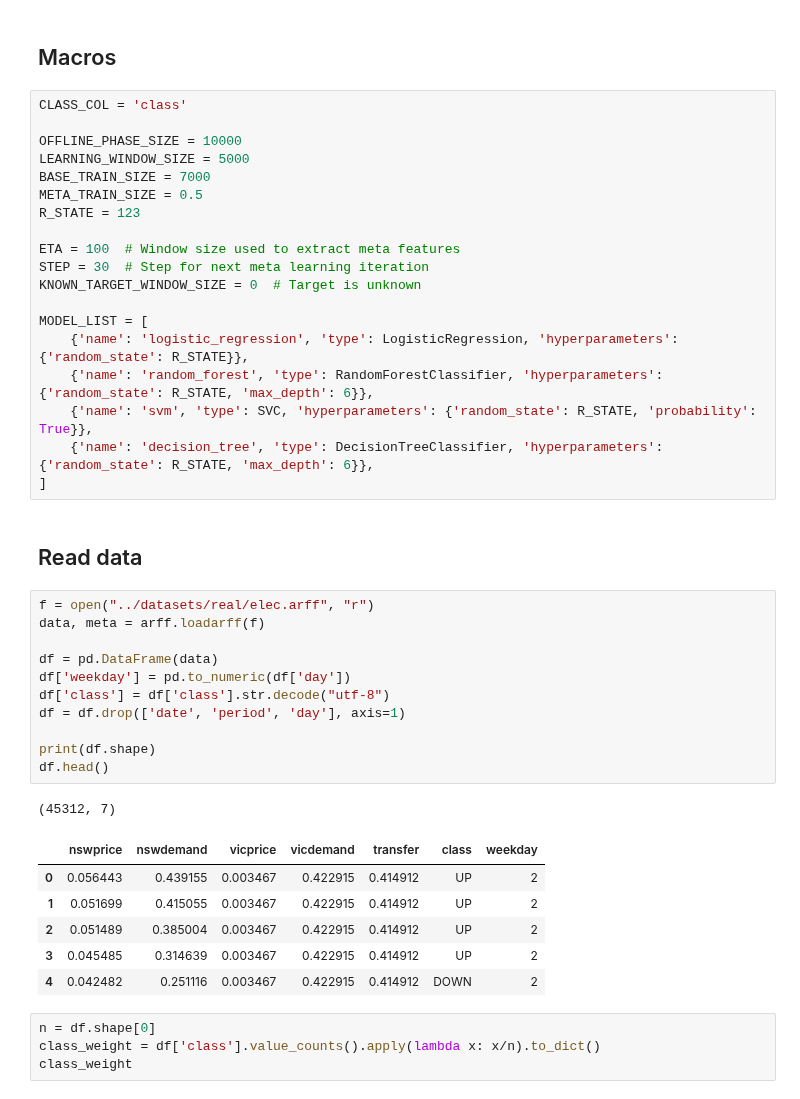
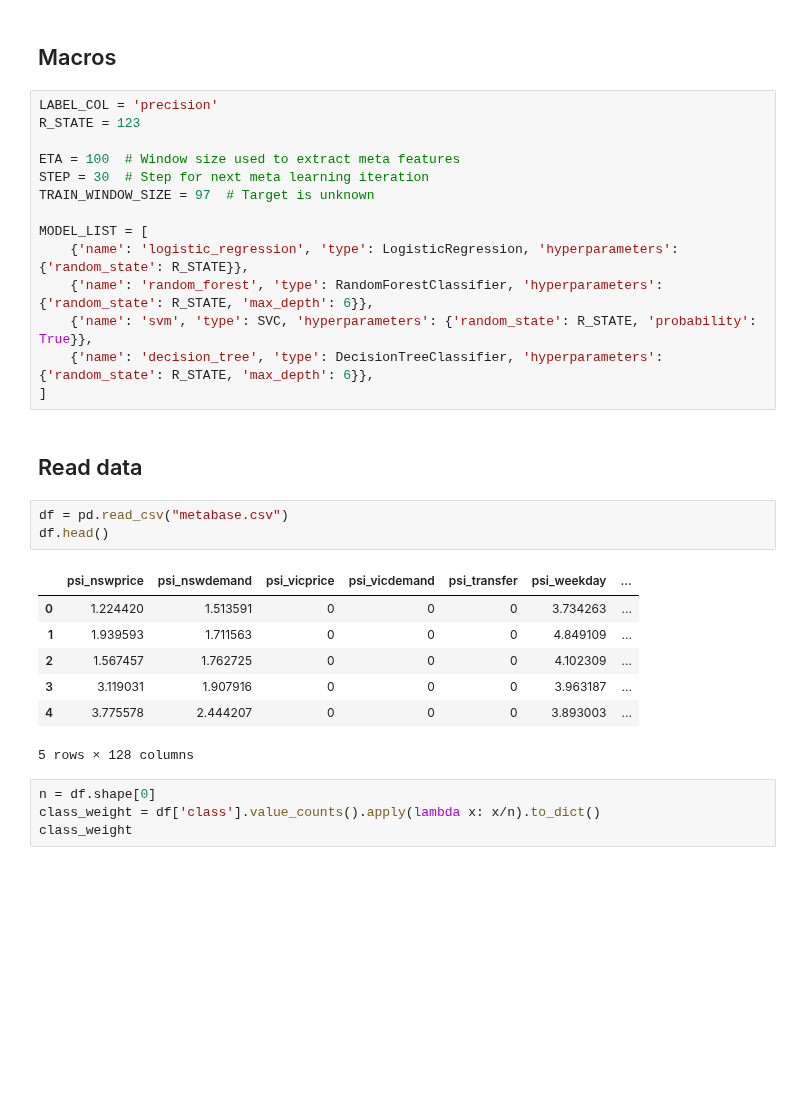
Before and after one commit to feamelo/drift-meta-learning, a Jupyter notebook: src/experiments/base_models.ipynb, the cells around one changed output. Saved outputs shown, nothing was run; the diff lists cells and outputs as text; blank space fills up the shorter version.

Commit message:
new metabase generation script implemented

```diff
--- a/src/experiments/base_models.ipynb
+++ b/src/experiments/base_models.ipynb
@@ -33,17 +33,12 @@ warnings.filterwarnings('ignore')
 # %% [markdown]
 ## Macros
 # %%
-CLASS_COL = 'class'
-
-OFFLINE_PHASE_SIZE = 10000
-LEARNING_WINDOW_SIZE = 5000
-BASE_TRAIN_SIZE = 7000
-META_TRAIN_SIZE = 0.5
+LABEL_COL = 'precision'
 R_STATE = 123
 
 ETA = 100  # Window size used to extract meta features
 STEP = 30  # Step for next meta learning iteration
-KNOWN_TARGET_WINDOW_SIZE = 0  # Target is unknown
+TRAIN_WINDOW_SIZE = 97  # Target is unknown
 
 MODEL_LIST = [
     {'name': 'logistic_regression', 'type': LogisticRegression, 'hyperparameters': {'random_state': R_STATE}},
@@ -53,25 +48,17 @@ MODEL_LIST = [
 ]
 # %% [markdown]
 ## Read data
-# %%
-f = open("../datasets/real/elec.arff", "r")
-data, meta = arff.loadarff(f)
-
-df = pd.DataFrame(data)
-df['weekday'] = pd.to_numeric(df['day'])
-df['class'] = df['class'].str.decode("utf-8")
-df = df.drop(['date', 'period', 'day'], axis=1)
-
-print(df.shape)
-df.head()
-# %% [output]
-(45312, 7)
-|  | nswprice | nswdemand | vicprice | vicdemand | transfer | class | weekday |
-| 0 | 0.056443 | 0.439155 | 0.003467 | 0.422915 | 0.414912 | UP | 2 |
-| 1 | 0.051699 | 0.415055 | 0.003467 | 0.422915 | 0.414912 | UP | 2 |
-| 2 | 0.051489 | 0.385004 | 0.003467 | 0.422915 | 0.414912 | UP | 2 |
-| 3 | 0.045485 | 0.314639 | 0.003467 | 0.422915 | 0.414912 | UP | 2 |
-| 4 | 0.042482 | 0.251116 | 0.003467 | 0.422915 | 0.414912 | DOWN | 2 |
+# %%
+df = pd.read_csv("metabase.csv")
+df.head()
+# %% [output]
+|  | psi_nswprice | psi_nswdemand | psi_vicprice | psi_vicdemand | psi_transfer | psi_weekday | ... |
+| 0 | 1.224420 | 1.513591 | 0 | 0 | 0 | 3.734263 | ... |
+| 1 | 1.939593 | 1.711563 | 0 | 0 | 0 | 4.849109 | ... |
+| 2 | 1.567457 | 1.762725 | 0 | 0 | 0 | 4.102309 | ... |
+| 3 | 3.119031 | 1.907916 | 0 | 0 | 0 | 3.963187 | ... |
+| 4 | 3.775578 | 2.444207 | 0 | 0 | 0 | 3.893003 | ... |
+5 rows × 128 columns
 # %%
 n = df.shape[0]
 class_weight = df['class'].value_counts().apply(lambda x: x/n).to_dict()
```
Also changed, not shown: parts of 1 cell of this notebook, 3 other files.
